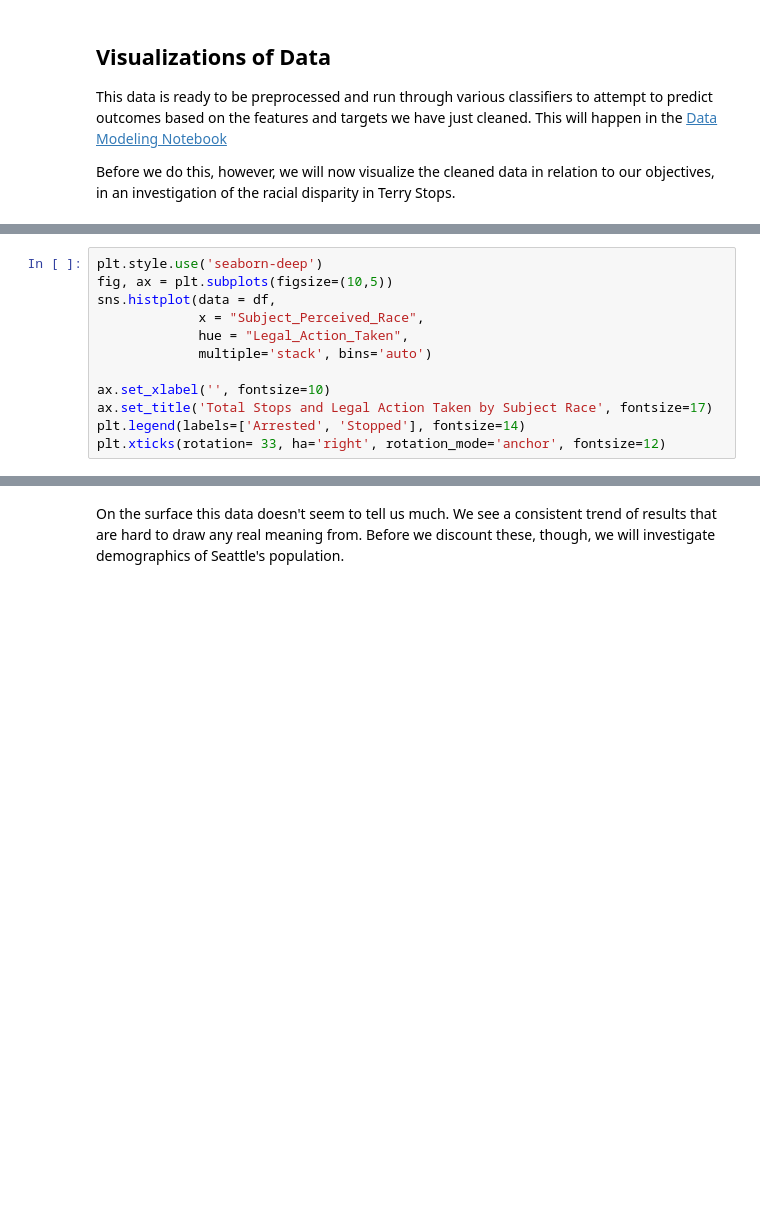
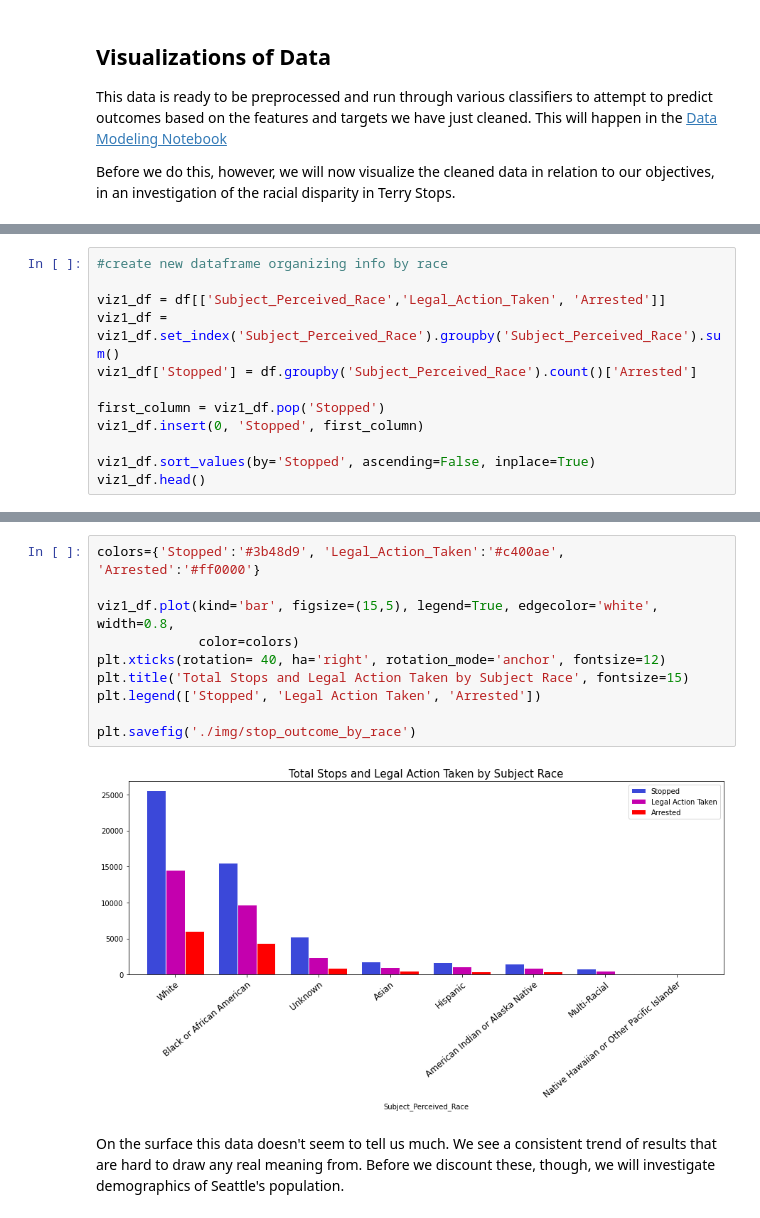
Before and after one commit to shadel96/Terry_Stops_Analysis, a Jupyter notebook: nb_1-terry_data_cleaning_analysis.ipynb, the cells around one changed output, grey strips where cells are left out. Saved outputs shown, nothing was run; the diff lists cells and outputs as text; blank space fills up the shorter version.

Commit message:
updated visuals for clarity

```diff
--- a/nb_1-terry_data_cleaning_analysis.ipynb
+++ b/nb_1-terry_data_cleaning_analysis.ipynb
@@ -486,12 +469,0 @@ plt.xticks(rotation= 33, ha='right', rotation_mode='anchor', fontsize=12)
-# %%
-plt.style.use('seaborn-deep')
-fig, ax = plt.subplots(figsize=(10,5))
-sns.histplot(data = df,
-             x = "Subject_Perceived_Race",
-             hue = "Legal_Action_Taken",
-             multiple='stack', bins='auto')
-
-ax.set_xlabel('', fontsize=10)
-ax.set_title('Total Stops and Legal Action Taken by Subject Race', fontsize=17)
-plt.legend(labels=['Arrested', 'Stopped'], fontsize=14)
-plt.xticks(rotation= 33, ha='right', rotation_mode='anchor', fontsize=12)
@@ -508,0 +470,12 @@ plt.xticks(rotation= 33, ha='right', rotation_mode='anchor', fontsize=12)
+# %%
+#create new dataframe organizing info by race
+
+viz1_df = df[['Subject_Perceived_Race','Legal_Action_Taken', 'Arrested']]
+viz1_df = viz1_df.set_index('Subject_Perceived_Race').groupby('Subject_Perceived_Race').sum()
+viz1_df['Stopped'] = df.groupby('Subject_Perceived_Race').count()['Arrested']
+
+first_column = viz1_df.pop('Stopped')
+viz1_df.insert(0, 'Stopped', first_column)
+
+viz1_df.sort_values(by='Stopped', ascending=False, inplace=True)
+viz1_df.head()
@@ -509,3 +490,15 @@ plt.xticks(rotation= 33, ha='right', rotation_mode='anchor', fontsize=12)
+# %%
+colors={'Stopped':'#3b48d9', 'Legal_Action_Taken':'#c400ae', 'Arrested':'#ff0000'}
+
+viz1_df.plot(kind='bar', figsize=(15,5), legend=True, edgecolor='white', width=0.8,
+             color=colors)
+plt.xticks(rotation= 40, ha='right', rotation_mode='anchor', fontsize=12)
+plt.title('Total Stops and Legal Action Taken by Subject Race', fontsize=15)
+plt.legend(['Stopped', 'Legal Action Taken', 'Arrested'])
+
+plt.savefig('./img/stop_outcome_by_race')
+# %% [output]
+[figure, added]
 # %% [markdown]
 On the surface this data doesn't seem to tell us much. We see a consistent trend of results that are hard to draw any real meaning from. Before we discount these, though, we will investigate demographics of Seattle's population.
 # %%
```
Also changed, not shown: parts of 19 cells of this notebook, 2 other files.
